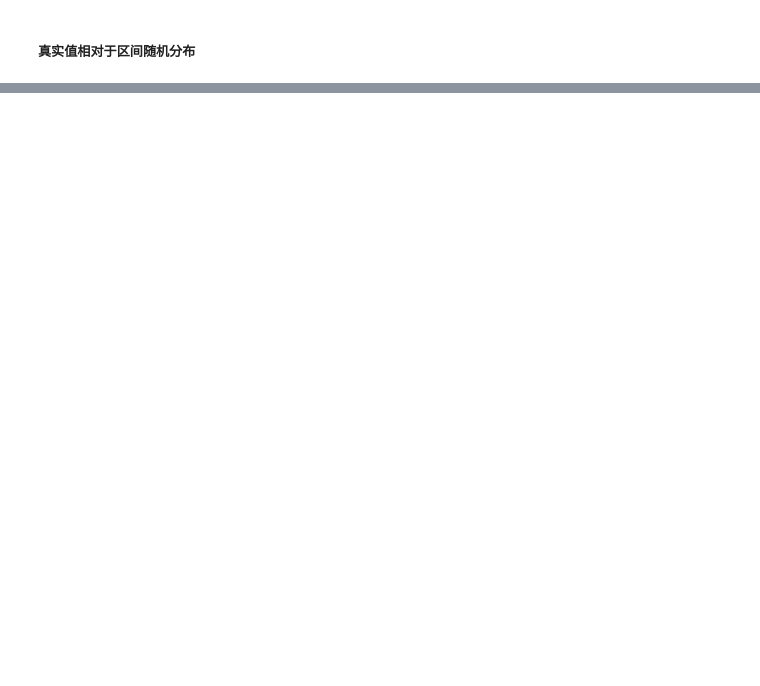
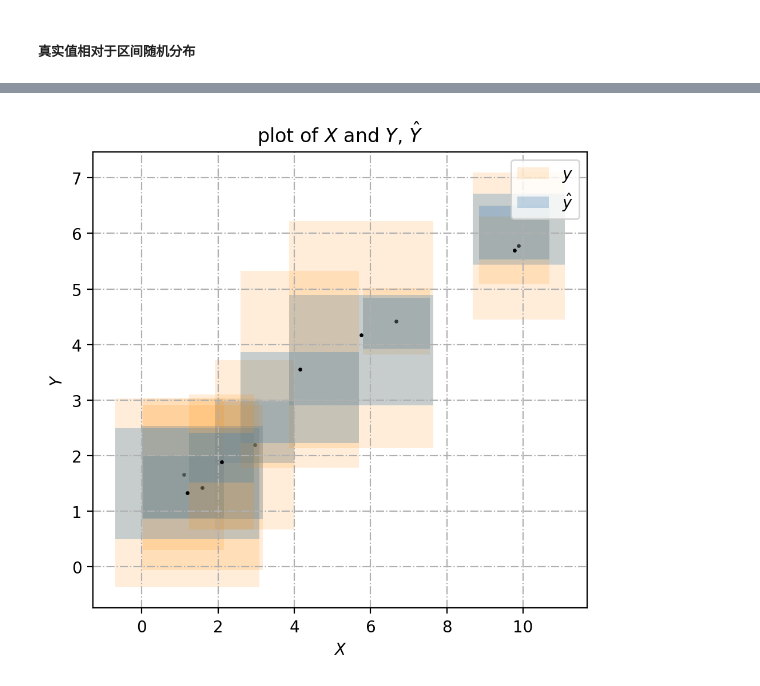
Before and after one commit to kxlkxl1999/ZKRP, a Jupyter notebook: regression.ipynb, the cells around one changed output, grey strips where cells are left out. Cells and saved outputs as stored; diff of their text form; code cells hidden in the pictures; blank space fills up the shorter version.

```diff
--- a/regression.ipynb
+++ b/regression.ipynb
@@ -373,0 +401,12 @@ xlist_right = [random_cover(life_expect[i].values, method='right') for i in xnam
+# %%
+np.random.seed(0)
+n = 50
+x_r = abs(np.random.random(n)) * 2
+x_c = np.random.random(n)* 10
+x = np.vstack((x_c-x_r, x_c+x_r)).T
+
+y_r = abs(x_r + 0.25 * np.random.randn(n))
+y_c = 1/2 * x_c + 1 + 0.25 * np.random.randn(n)
+y = np.vstack((y_c-y_r, y_c+y_r)).T
+
+show3(x,y,real=np.vstack((x_c, y_c)).T,samples=15)
@@ -373,0 +415,10 @@ xlist_right = [random_cover(life_expect[i].values, method='right') for i in xnam
+# %%
+result = HF_Method(x,y)
+solution = result['x']
+ahat = solution[0]
+bhat = solution[1]
+yhat = ahat * x + bhat
+# %%
+show4(x,y,yhat,real=np.vstack((x_c, y_c)).T,samples=10)
+# %% [output]
+[figure, added]
```
Also changed, not shown: parts of 11 cells of this notebook, 3 other files.
